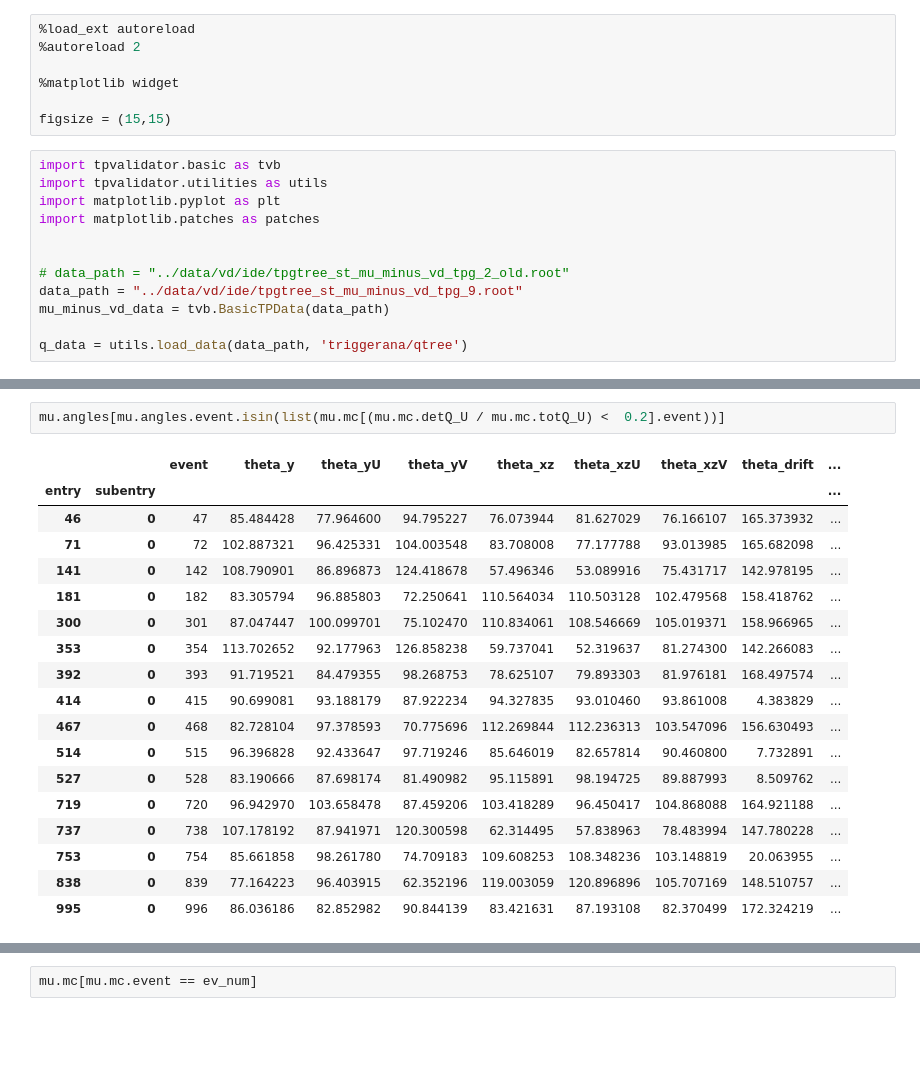
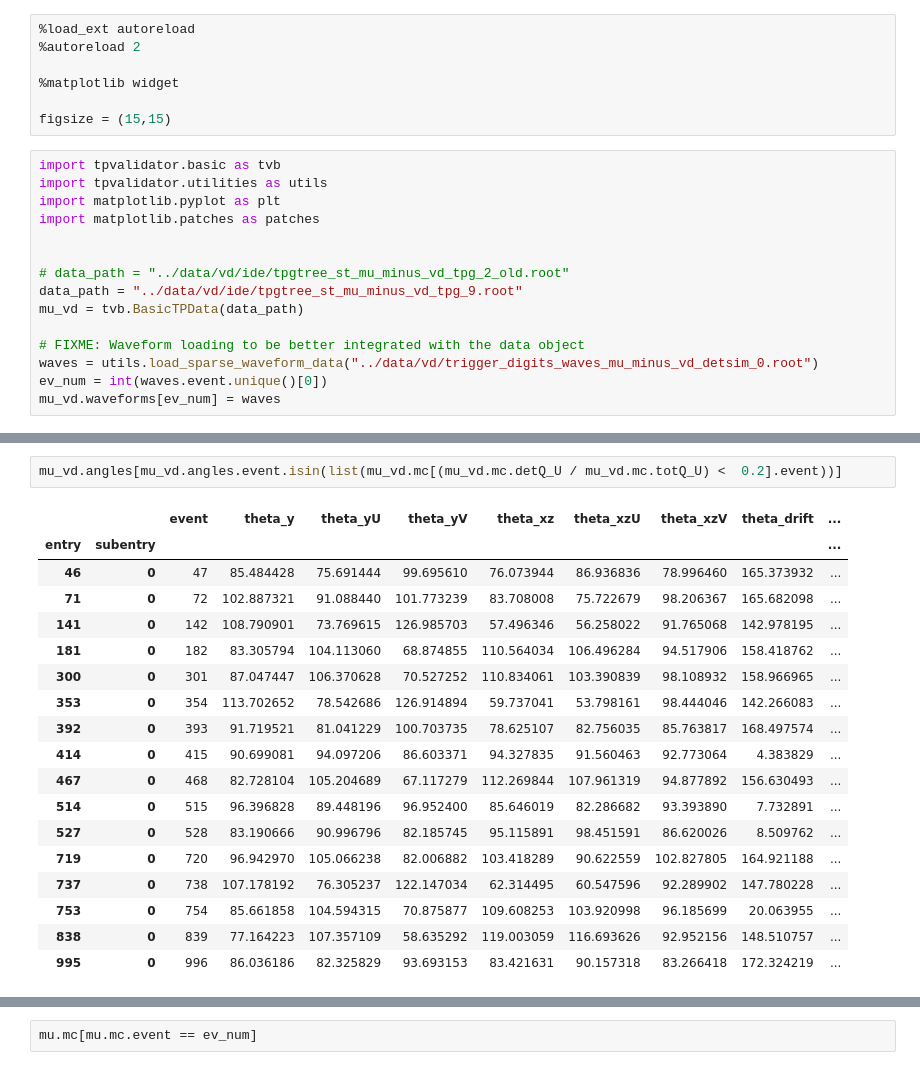
Before and after one commit to alessandrothea/tpvalidator, a Jupyter notebook: notebooks/BacktrackerDebugging.ipynb, the cells around one changed output, grey strips where cells are left out. Drawn from its saved outputs; the diff is of its cells as text; blank space fills up the shorter version.

```diff
--- a/notebooks/BacktrackerDebugging.ipynb
+++ b/notebooks/BacktrackerDebugging.ipynb
@@ -14,6 +14,9 @@ import matplotlib.patches as patches
 
 # data_path = "../data/vd/ide/tpgtree_st_mu_minus_vd_tpg_2_old.root"
 data_path = "../data/vd/ide/tpgtree_st_mu_minus_vd_tpg_9.root"
-mu_minus_vd_data = tvb.BasicTPData(data_path)
+mu_vd = tvb.BasicTPData(data_path)
 
-q_data = utils.load_data(data_path, 'triggerana/qtree')
+# FIXME: Waveform loading to be better integrated with the data object
+waves = utils.load_sparse_waveform_data("../data/vd/trigger_digits_waves_mu_minus_vd_detsim_0.root")
+ev_num = int(waves.event.unique()[0])
+mu_vd.waveforms[ev_num] = waves
@@ -221,26 +437,26 @@ mu.mc[(mu.mc.detQ_U / mu.mc.totQ_U) <  0.2]
 | 838 | 0 | 839 | 0.511042 | 405.383698 | 0.0 | 300.0 | 400.0 | -0.426369 | 0.111079 | -0.236370 | 0.5 | ... |
 | 995 | 0 | 996 | 0.511042 | 405.383698 | 0.0 | 300.0 | 400.0 | -0.495520 | 0.034563 | 0.057144 | 0.5 | ... |
 # %%
-mu.angles[mu.angles.event.isin(list(mu.mc[(mu.mc.detQ_U / mu.mc.totQ_U) <  0.2].event))]
+mu_vd.angles[mu_vd.angles.event.isin(list(mu_vd.mc[(mu_vd.mc.detQ_U / mu_vd.mc.totQ_U) <  0.2].event))]
 # %% [output]
 |  |  | event | theta_y | theta_yU | theta_yV | theta_xz | theta_xzU | theta_xzV | theta_drift | ... |
 | entry | subentry |  |  |  |  |  |  |  |  | ... |
-| 46 | 0 | 47 | 85.484428 | 77.964600 | 94.795227 | 76.073944 | 81.627029 | 76.166107 | 165.373932 | ... |
-| 71 | 0 | 72 | 102.887321 | 96.425331 | 104.003548 | 83.708008 | 77.177788 | 93.013985 | 165.682098 | ... |
-| 141 | 0 | 142 | 108.790901 | 86.896873 | 124.418678 | 57.496346 | 53.089916 | 75.431717 | 142.978195 | ... |
-| 181 | 0 | 182 | 83.305794 | 96.885803 | 72.250641 | 110.564034 | 110.503128 | 102.479568 | 158.418762 | ... |
-| 300 | 0 | 301 | 87.047447 | 100.099701 | 75.102470 | 110.834061 | 108.546669 | 105.019371 | 158.966965 | ... |
-| 353 | 0 | 354 | 113.702652 | 92.177963 | 126.858238 | 59.737041 | 52.319637 | 81.274300 | 142.266083 | ... |
-| 392 | 0 | 393 | 91.719521 | 84.479355 | 98.268753 | 78.625107 | 79.893303 | 81.976181 | 168.497574 | ... |
-| 414 | 0 | 415 | 90.699081 | 93.188179 | 87.922234 | 94.327835 | 93.010460 | 93.861008 | 4.383829 | ... |
-| 467 | 0 | 468 | 82.728104 | 97.378593 | 70.775696 | 112.269844 | 112.236313 | 103.547096 | 156.630493 | ... |
-| 514 | 0 | 515 | 96.396828 | 92.433647 | 97.719246 | 85.646019 | 82.657814 | 90.460800 | 7.732891 | ... |
-| 527 | 0 | 528 | 83.190666 | 87.698174 | 81.490982 | 95.115891 | 98.194725 | 89.887993 | 8.509762 | ... |
-| 719 | 0 | 720 | 96.942970 | 103.658478 | 87.459206 | 103.418289 | 96.450417 | 104.868088 | 164.921188 | ... |
-| 737 | 0 | 738 | 107.178192 | 87.941971 | 120.300598 | 62.314495 | 57.838963 | 78.483994 | 147.780228 | ... |
-| 753 | 0 | 754 | 85.661858 | 98.261780 | 74.709183 | 109.608253 | 108.348236 | 103.148819 | 20.063955 | ... |
-| 838 | 0 | 839 | 77.164223 | 96.403915 | 62.352196 | 119.003059 | 120.896896 | 105.707169 | 148.510757 | ... |
-| 995 | 0 | 996 | 86.036186 | 82.852982 | 90.844139 | 83.421631 | 87.193108 | 82.370499 | 172.324219 | ... |
+| 46 | 0 | 47 | 85.484428 | 75.691444 | 99.695610 | 76.073944 | 86.936836 | 78.996460 | 165.373932 | ... |
+| 71 | 0 | 72 | 102.887321 | 91.088440 | 101.773239 | 83.708008 | 75.722679 | 98.206367 | 165.682098 | ... |
+| 141 | 0 | 142 | 108.790901 | 73.769615 | 126.985703 | 57.496346 | 56.258022 | 91.765068 | 142.978195 | ... |
+| 181 | 0 | 182 | 83.305794 | 104.113060 | 68.874855 | 110.564034 | 106.496284 | 94.517906 | 158.418762 | ... |
+| 300 | 0 | 301 | 87.047447 | 106.370628 | 70.527252 | 110.834061 | 103.390839 | 98.108932 | 158.966965 | ... |
+| 353 | 0 | 354 | 113.702652 | 78.542686 | 126.914894 | 59.737041 | 53.798161 | 98.444046 | 142.266083 | ... |
+| 392 | 0 | 393 | 91.719521 | 81.041229 | 100.703735 | 78.625107 | 82.756035 | 85.763817 | 168.497574 | ... |
+| 414 | 0 | 415 | 90.699081 | 94.097206 | 86.603371 | 94.327835 | 91.560463 | 92.773064 | 4.383829 | ... |
+| 467 | 0 | 468 | 82.728104 | 105.204689 | 67.117279 | 112.269844 | 107.961319 | 94.877892 | 156.630493 | ... |
+| 514 | 0 | 515 | 96.396828 | 89.448196 | 96.952400 | 85.646019 | 82.286682 | 93.393890 | 7.732891 | ... |
+| 527 | 0 | 528 | 83.190666 | 90.996796 | 82.185745 | 95.115891 | 98.451591 | 86.620026 | 8.509762 | ... |
+| 719 | 0 | 720 | 96.942970 | 105.066238 | 82.006882 | 103.418289 | 90.622559 | 102.827805 | 164.921188 | ... |
+| 737 | 0 | 738 | 107.178192 | 76.305237 | 122.147034 | 62.314495 | 60.547596 | 92.289902 | 147.780228 | ... |
+| 753 | 0 | 754 | 85.661858 | 104.594315 | 70.875877 | 109.608253 | 103.920998 | 96.185699 | 20.063955 | ... |
+| 838 | 0 | 839 | 77.164223 | 107.357109 | 58.635292 | 119.003059 | 116.693626 | 92.952156 | 148.510757 | ... |
+| 995 | 0 | 996 | 86.036186 | 82.325829 | 93.693153 | 83.421631 | 90.157318 | 83.266418 | 172.324219 | ... |
 # %%
 ev_num = 208
 
```
Also changed, not shown: parts of 21 cells of this notebook, 3 other files.
